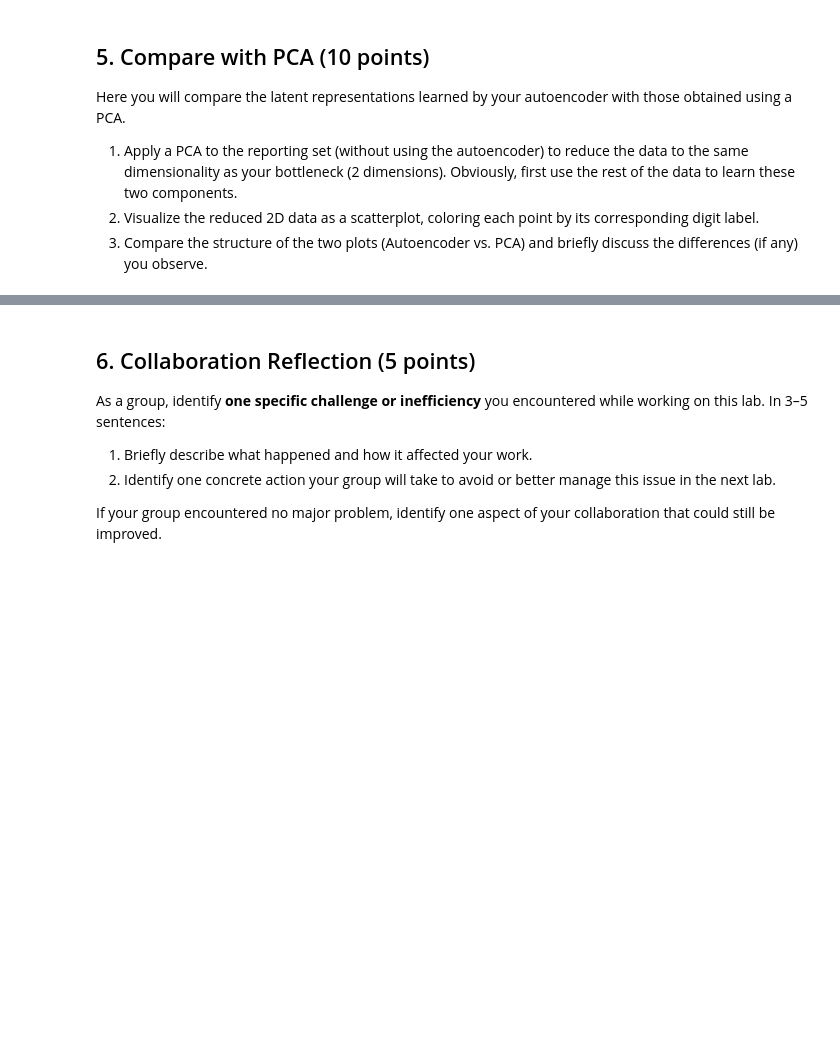
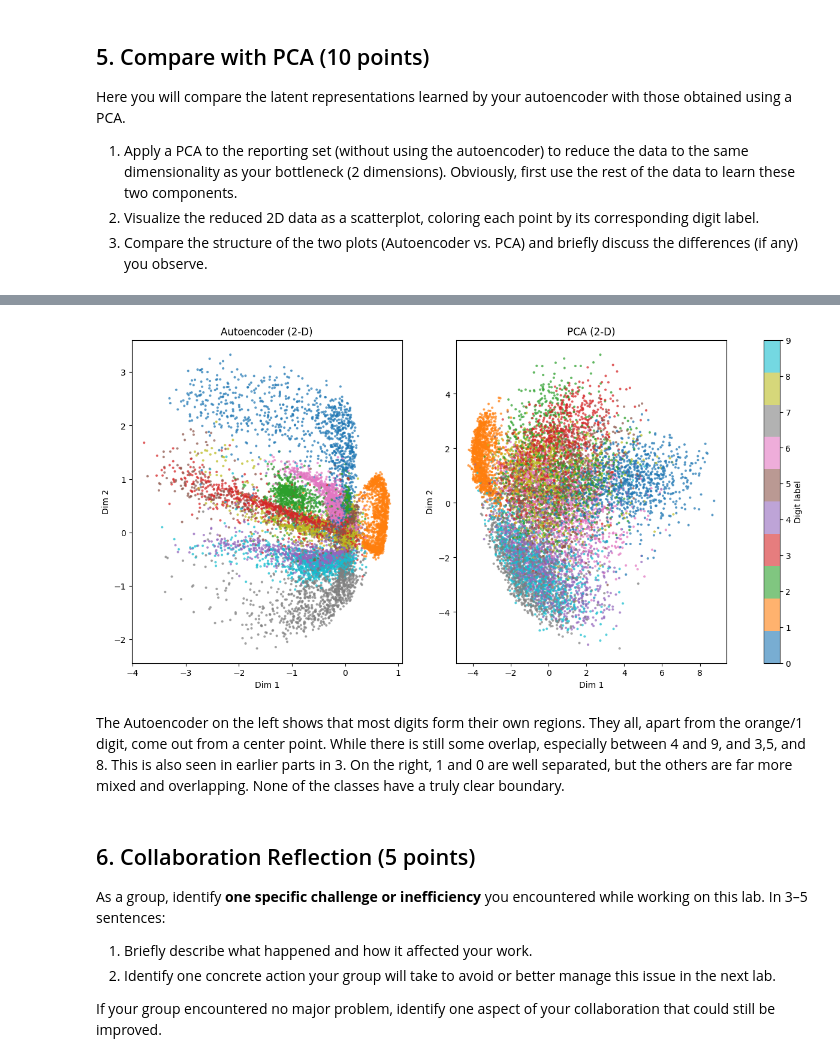
Before and after one commit to yxf9tv/lab-06-autoencoders, a Jupyter notebook: 06-autoencoders.ipynb, the cells around one changed output, grey strips where cells are left out. Drawn from its saved outputs; the diff is of its cells as text; code cells hidden in the pictures; blank space fills up the shorter version.

```diff
--- a/06-autoencoders.ipynb
+++ b/06-autoencoders.ipynb
@@ -404,3 +442,16 @@ Here you will compare the latent representations learned by your autoencoder wit
+# %%
+fig, axes = plt.subplots(1, 2, figsize=(16, 7))
+for ax, Z, title in [(axes[0], latents_autoencoder, "Autoencoder"),
+                     (axes[1], latents_pca, "PCA")]:
+    sc = ax.scatter(Z[:, 0], Z[:, 1], c=y_reporting, cmap="tab10", s=4, alpha=0.6)
+    ax.set_title(f"{title} (2-D)")
+    ax.set_xlabel("Dim 1"); ax.set_ylabel("Dim 2")
+fig.colorbar(sc, ax=axes, ticks=range(10), label="Digit label")
+plt.show()
+# %% [output]
+[figure, added]
+# %% [markdown]
+The Autoencoder on the left shows that most digits form their own regions. They all, apart from the orange/1 digit, come out from a center point. While there is still some overlap, especially between 4 and 9, and 3,5, and 8. This is also seen in earlier parts in 3. On the right, 1 and 0 are well separated, but the others are far more mixed and overlapping. None of the classes have a truly clear boundary.
 # %% [markdown]
 ## 6. Collaboration Reflection (5 points)
 
```
Also changed, not shown: parts of 10 cells of this notebook.
